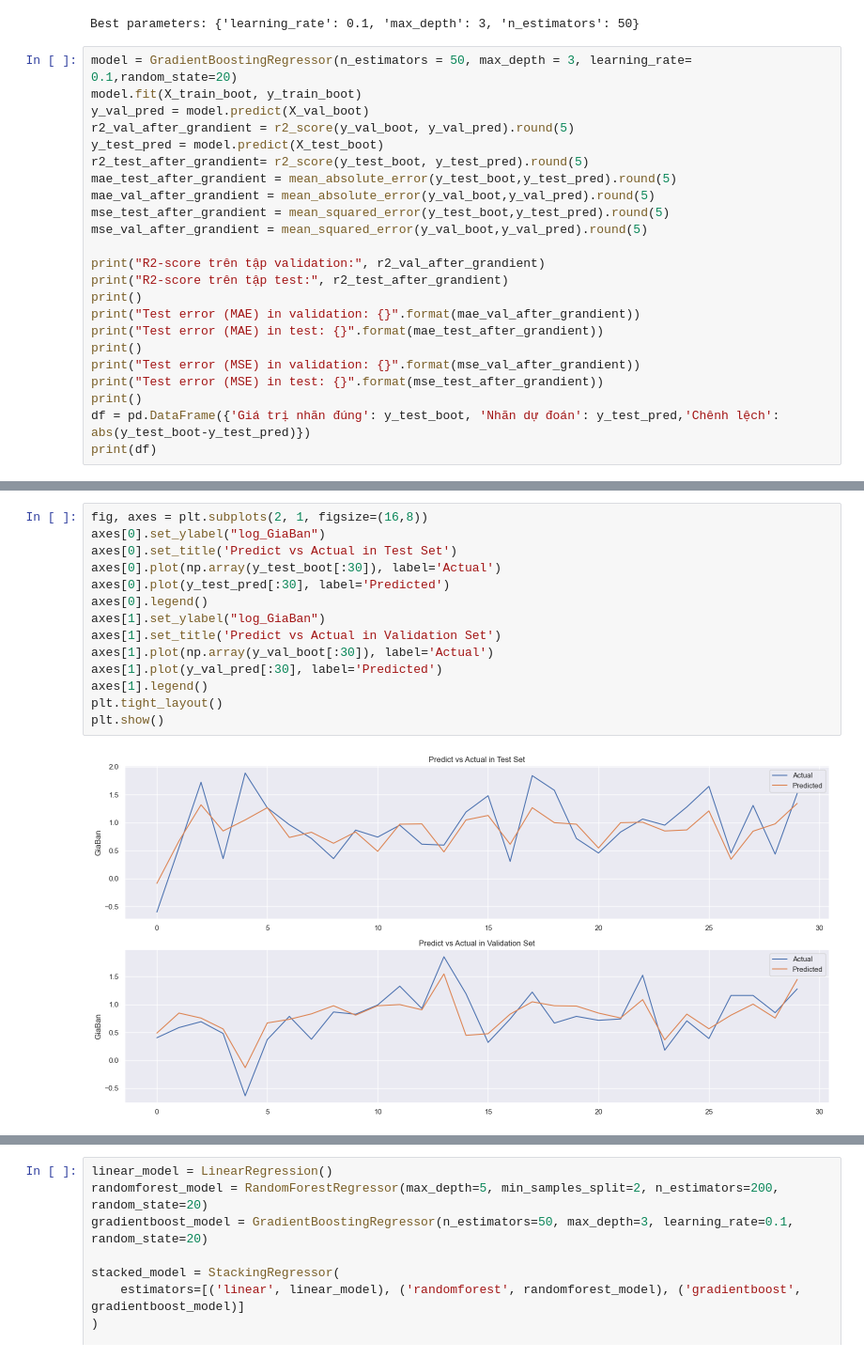
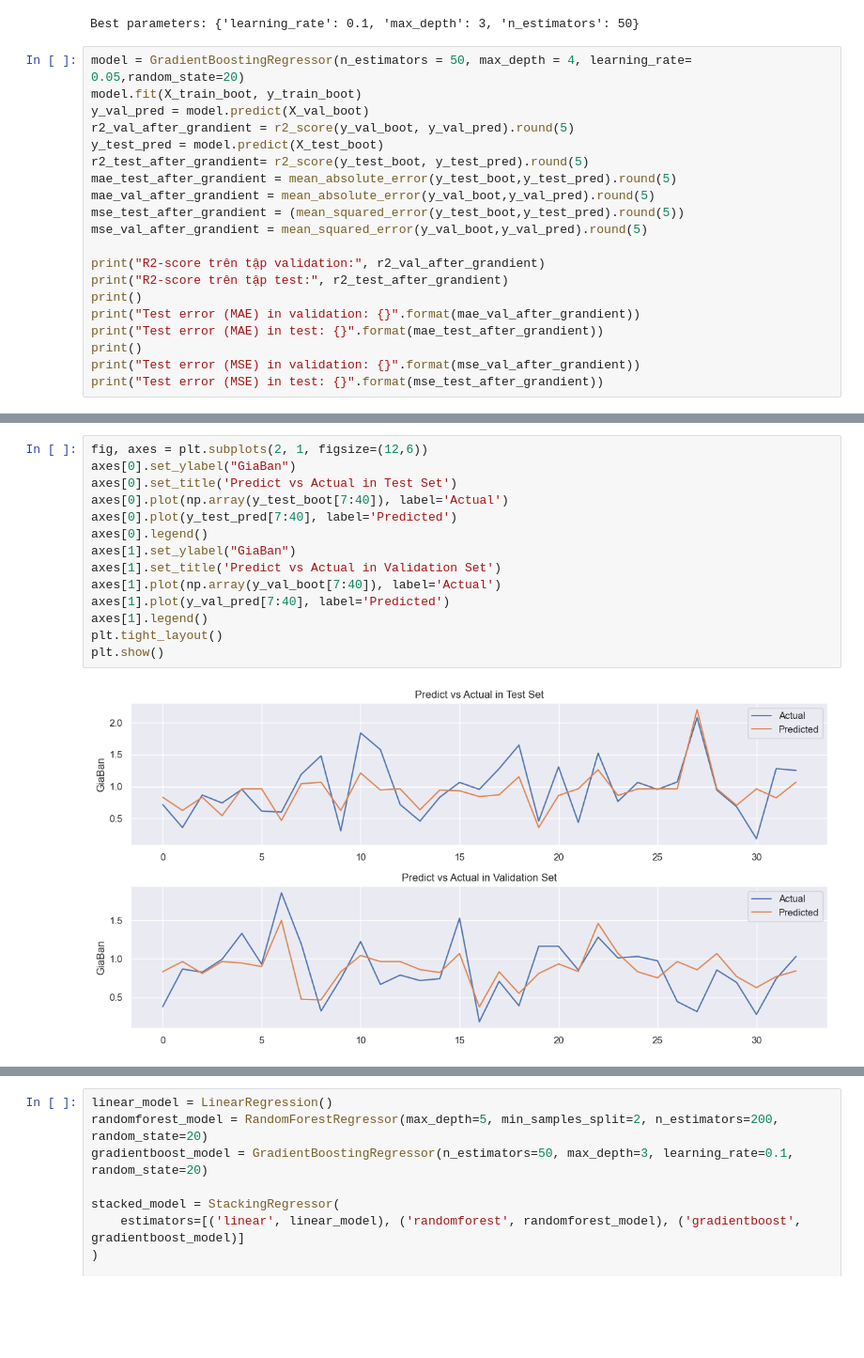
Before and after one commit to Yenhi501/Web_Scarping, a Jupyter notebook: model_smallDS.ipynb, the cells around one changed output, grey strips where cells are left out. Shown at 94% size. Drawn from its saved outputs; the diff is of its cells as text; blank space fills up the shorter version.

```diff
--- a/model_smallDS.ipynb
+++ b/model_smallDS.ipynb
@@ -1068,7 +1003,7 @@ print("Best parameters: {}".format(grid_search.best_params_))
 # %% [output]
 Best parameters: {'learning_rate': 0.1, 'max_depth': 3, 'n_estimators': 50}
 # %%
-model = GradientBoostingRegressor(n_estimators = 50, max_depth = 3, learning_rate= 0.1,random_state=20)
+model = GradientBoostingRegressor(n_estimators = 50, max_depth = 4, learning_rate= 0.05,random_state=20)
 model.fit(X_train_boot, y_train_boot)
 y_val_pred = model.predict(X_val_boot)
 r2_val_after_grandient = r2_score(y_val_boot, y_val_pred).round(5)
@@ -1076,7 +1011,7 @@ y_test_pred = model.predict(X_test_boot)
 r2_test_after_grandient= r2_score(y_test_boot, y_test_pred).round(5)
 mae_test_after_grandient = mean_absolute_error(y_test_boot,y_test_pred).round(5)
 mae_val_after_grandient = mean_absolute_error(y_val_boot,y_val_pred).round(5)
-mse_test_after_grandient = mean_squared_error(y_test_boot,y_test_pred).round(5)
+mse_test_after_grandient = (mean_squared_error(y_test_boot,y_test_pred).round(5))
 mse_val_after_grandient = mean_squared_error(y_val_boot,y_val_pred).round(5)
 
 print("R2-score trên tập validation:", r2_val_after_grandient)
@@ -1087,7 +1022,4 @@ print("Test error (MAE) in test: {}".format(mae_test_after_grandient))
 print()
 print("Test error (MSE) in validation: {}".format(mse_val_after_grandient))
 print("Test error (MSE) in test: {}".format(mse_test_after_grandient))
-print()
-df = pd.DataFrame({'Giá trị nhãn đúng': y_test_boot, 'Nhãn dự đoán': y_test_pred,'Chênh lệch': abs(y_test_boot-y_test_pred)})
-print(df)
 # %% [output]
@@ -1131,19 +1054,19 @@ plt.show()
 # %%
-fig, axes = plt.subplots(2, 1, figsize=(16,8))
-axes[0].set_ylabel("log_GiaBan")
+fig, axes = plt.subplots(2, 1, figsize=(12,6))
+axes[0].set_ylabel("GiaBan")
 axes[0].set_title('Predict vs Actual in Test Set')
-axes[0].plot(np.array(y_test_boot[:30]), label='Actual')
-axes[0].plot(y_test_pred[:30], label='Predicted')
+axes[0].plot(np.array(y_test_boot[7:40]), label='Actual')
+axes[0].plot(y_test_pred[7:40], label='Predicted')
 axes[0].legend()
-axes[1].set_ylabel("log_GiaBan")
+axes[1].set_ylabel("GiaBan")
 axes[1].set_title('Predict vs Actual in Validation Set')
-axes[1].plot(np.array(y_val_boot[:30]), label='Actual')
-axes[1].plot(y_val_pred[:30], label='Predicted')
+axes[1].plot(np.array(y_val_boot[7:40]), label='Actual')
+axes[1].plot(y_val_pred[7:40], label='Predicted')
 axes[1].legend()
 plt.tight_layout()
 plt.show()
 # %% [output]
-[figure, old version]
+[figure, new version]
 # %%
 data = {'Metric': ['R2-score', 'MAE', 'MSE'],
         'Before Optimization (Validation)': [r2_val_before_grandient, mae_val_before_grandient, mse_val_before_grandient],
```
Also changed, not shown: parts of 18 cells of this notebook, 2 other files.
